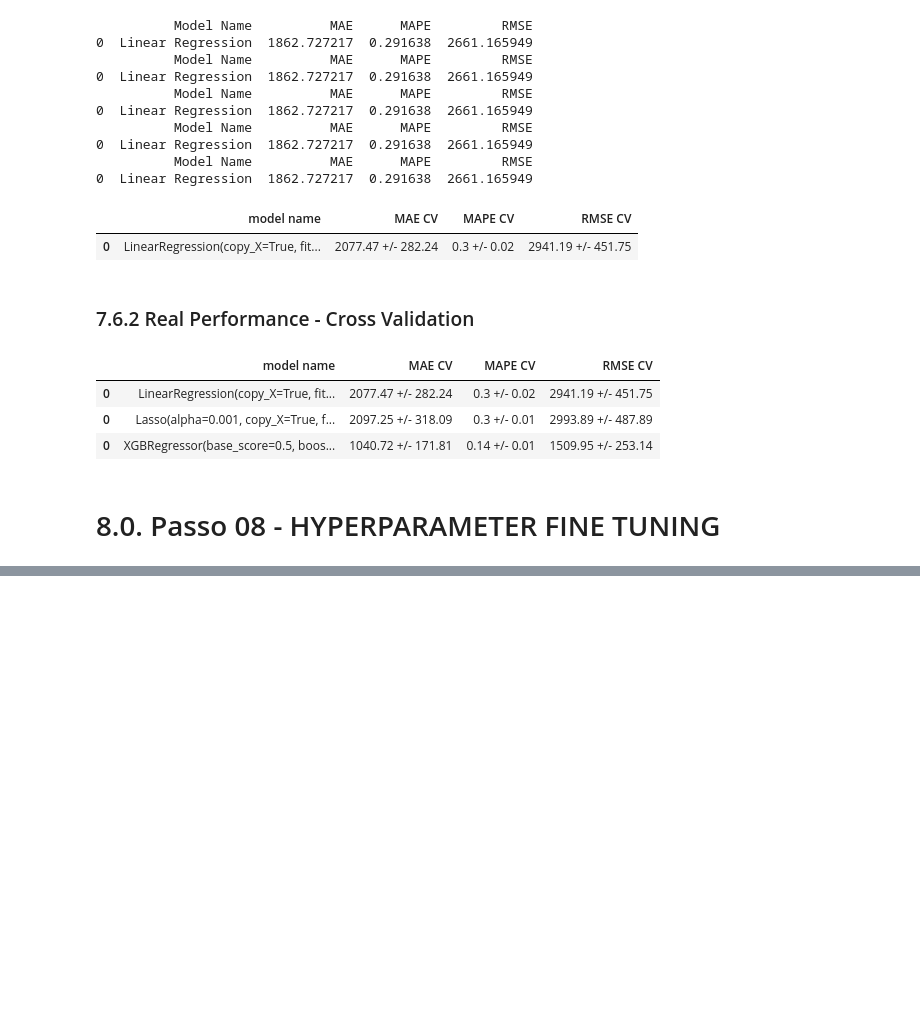
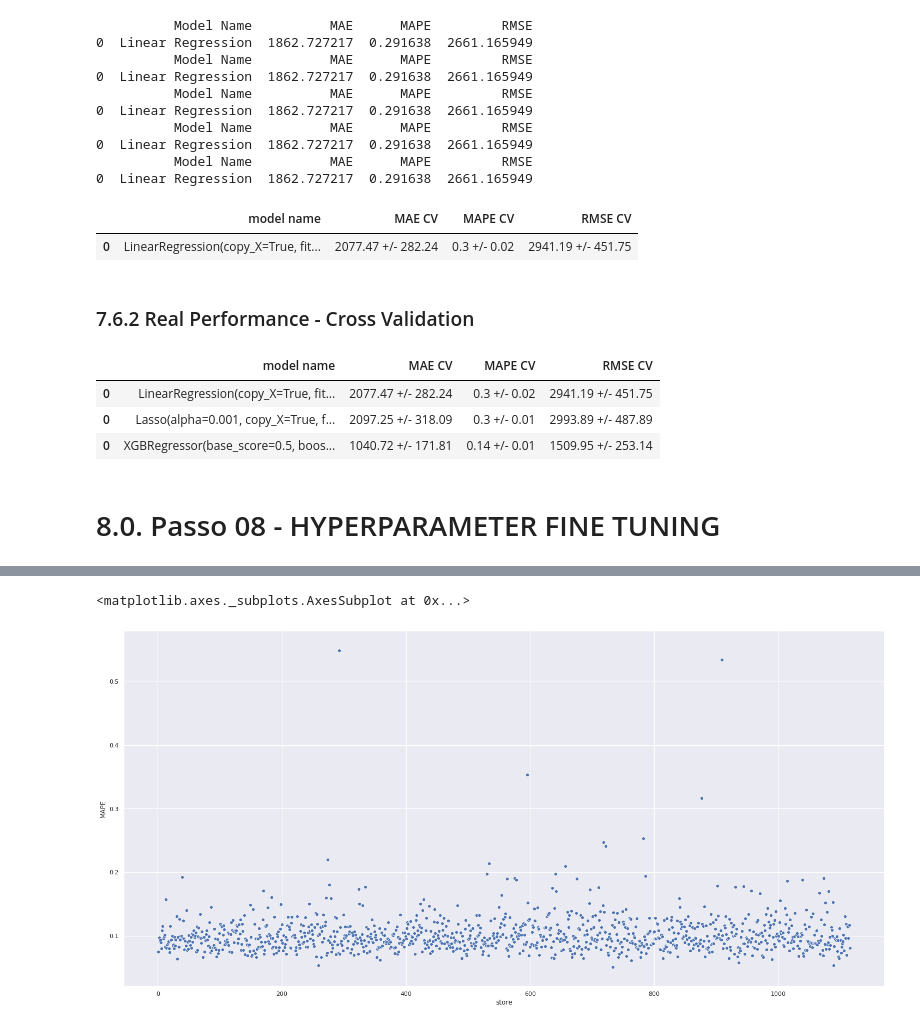
Before and after one commit to felipe471/Data_Science_Em_Producao, a Jupyter notebook: m07_v01_store_sales_prediction.ipynb, the cells around one changed output, grey strips where cells are left out. Saved outputs shown, nothing was run; the diff lists cells and outputs as text; code cells hidden in the pictures; blank space fills up the shorter version.

```diff
--- a/m07_v01_store_sales_prediction.ipynb
+++ b/m07_v01_store_sales_prediction.ipynb
@@ -1536,0 +1571,6 @@ final_result
+# %%
+df9 = X_test[cols_selected_boruta_full]
+
+# rescale
+df9['sales'] = np.expm1(df9['sales'])
+df9['prediction'] = np.expm1(yhat_xgb_tuned)
@@ -1536,0 +1579,29 @@ final_result
+# %%
+# sum of predictions
+df91 = df9[['store', 'prediction']].groupby('store').sum().reset_index()
+
+# MAE and MAPE
+df9_aux1 = df9[[
+    'store', 'sales', 'prediction'
+]].groupby('store').apply(lambda x: mean_absolute_error(
+    x['sales'], x['prediction'])).reset_index().rename(columns={0: 'MAE'})
+df9_aux2 = df9[[
+    'store', 'sales', 'prediction'
+]].groupby('store').apply(lambda x: mean_absolute_percentage_error(
+    x['sales'], x['prediction'])).reset_index().rename(columns={0: 'MAPE'})
+
+# Merge
+
+df9_aux3 = pd.merge(df9_aux1, df9_aux2, how='inner', on='store')
+df92 = pd.merge(df91, df9_aux3, how='inner', on='store')
+
+# Scenarios
+
+df92['worst_scenario'] = df92['prediction'] - df92['MAE']
+df92['best_scenario'] = df92['prediction'] + df92['MAE']
+
+# Order columns
+
+df92 = df92[[
+    'store', 'prediction', 'worst_scenario', 'best_scenario', 'MAE', 'MAPE'
+]]
@@ -1536,0 +1625,5 @@ final_result
+# %%
+sns.scatterplot(x='store', y='MAPE', data=df92)
+# %% [output]
+<matplotlib.axes._subplots.AxesSubplot at 0x...>
+[figure, added]
```
Also changed, not shown: parts of 17 cells of this notebook.
